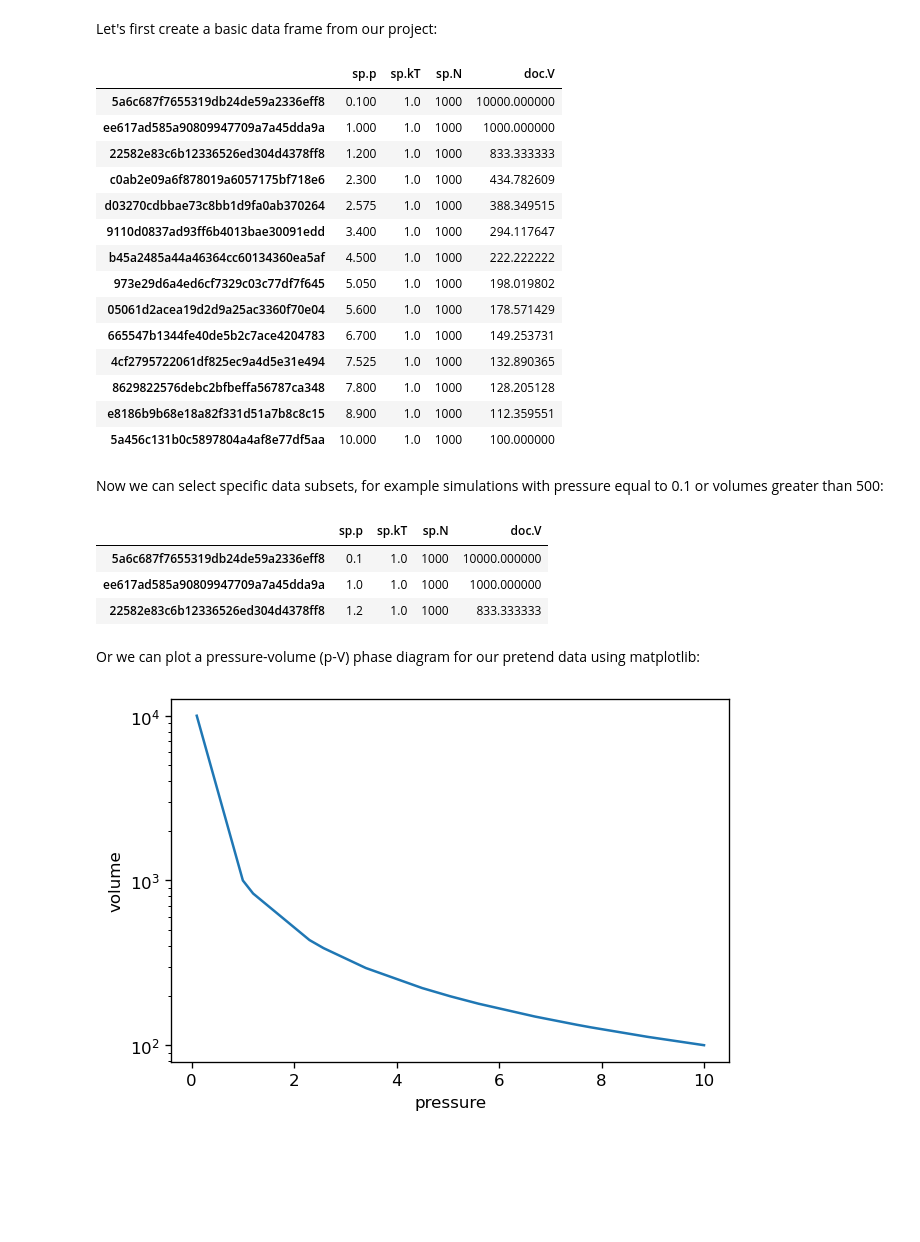
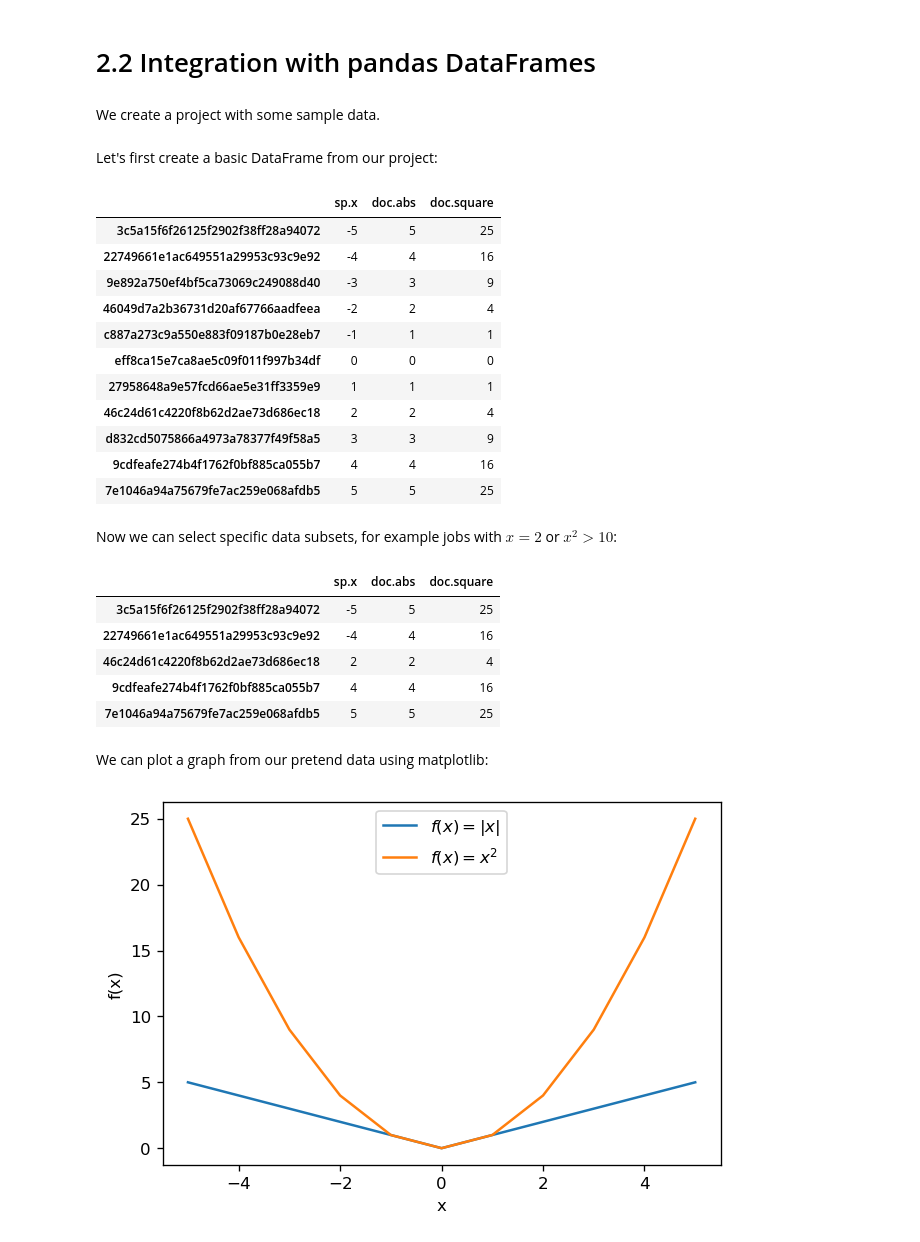
Before and after one commit to glotzerlab/signac-examples, a Jupyter notebook: notebooks/signac_202_Integration_with_pandas.ipynb, the cells around one changed output. Drawn from its saved outputs; the diff is of its cells as text; code cells hidden in the pictures; blank space fills up the shorter version.

```diff
--- a/notebooks/signac_202_Integration_with_pandas.ipynb
+++ b/notebooks/signac_202_Integration_with_pandas.ipynb
@@ -9,7 +1,13 @@ Please note: The following notebook requires you first run [signac_103_A_Basic_W
+# %% [markdown]
+# 2.2 Integration with pandas DataFrames
 # %%
+%matplotlib inline
 import matplotlib.pyplot as plt
 import pandas as pd
 import signac
 
-%matplotlib inline
-project = signac.get_project(root="projects/tutorial")
+project = signac.init_project(
+    name="DataFrame_Example", root="projects/dataframe-example"
+)
+# %% [markdown]
+We create a project with some sample data.
@@ -16,43 +24,41 @@ project = signac.get_project(root="projects/tutorial")
 # %% [markdown]
-Let's first create a basic data frame from our project:
+Let's first create a basic DataFrame from our project:
 # %%
 df = project.to_dataframe()
-df = df.sort_values("sp.p")
+df = df.sort_values("sp.x")
 df
 # %% [output]
-|  | sp.p | sp.kT | sp.N | doc.V |
-| 5a6c687f7655319db24de59a2336eff8 | 0.100 | 1.0 | 1000 | 10000.000000 |
-| ee617ad585a90809947709a7a45dda9a | 1.000 | 1.0 | 1000 | 1000.000000 |
-| 22582e83c6b12336526ed304d4378ff8 | 1.200 | 1.0 | 1000 | 833.333333 |
-| c0ab2e09a6f878019a6057175bf718e6 | 2.300 | 1.0 | 1000 | 434.782609 |
-| d03270cdbbae73c8bb1d9fa0ab370264 | 2.575 | 1.0 | 1000 | 388.349515 |
-| 9110d0837ad93ff6b4013bae30091edd | 3.400 | 1.0 | 1000 | 294.117647 |
-| b45a2485a44a46364cc60134360ea5af | 4.500 | 1.0 | 1000 | 222.222222 |
-| 973e29d6a4ed6cf7329c03c77df7f645 | 5.050 | 1.0 | 1000 | 198.019802 |
-| 05061d2acea19d2d9a25ac3360f70e04 | 5.600 | 1.0 | 1000 | 178.571429 |
-| 665547b1344fe40de5b2c7ace4204783 | 6.700 | 1.0 | 1000 | 149.253731 |
-| 4cf2795722061df825ec9a4d5e31e494 | 7.525 | 1.0 | 1000 | 132.890365 |
-| 8629822576debc2bfbeffa56787ca348 | 7.800 | 1.0 | 1000 | 128.205128 |
-| e8186b9b68e18a82f331d51a7b8c8c15 | 8.900 | 1.0 | 1000 | 112.359551 |
-| 5a456c131b0c5897804a4af8e77df5aa | 10.000 | 1.0 | 1000 | 100.000000 |
+|  | sp.x | doc.abs | doc.square |
+| 3c5a15f6f26125f2902f38ff28a94072 | -5 | 5 | 25 |
+| 22749661e1ac649551a29953c93c9e92 | -4 | 4 | 16 |
+| 9e892a750ef4bf5ca73069c249088d40 | -3 | 3 | 9 |
+| 46049d7a2b36731d20af67766aadfeea | -2 | 2 | 4 |
+| c887a273c9a550e883f09187b0e28eb7 | -1 | 1 | 1 |
+| eff8ca15e7ca8ae5c09f011f997b34df | 0 | 0 | 0 |
+| 27958648a9e57fcd66ae5e31ff3359e9 | 1 | 1 | 1 |
+| 46c24d61c4220f8b62d2ae73d686ec18 | 2 | 2 | 4 |
+| d832cd5075866a4973a78377f49f58a5 | 3 | 3 | 9 |
+| 9cdfeafe274b4f1762f0bf885ca055b7 | 4 | 4 | 16 |
+| 7e1046a94a75679fe7ac259e068afdb5 | 5 | 5 | 25 |
 # %% [markdown]
-Now we can select specific data subsets, for example simulations with pressure equal to 0.1 or volumes greater than 500:
+Now we can select specific data subsets, for example jobs with $x=2$ or $x^2 > 10$:
 # %%
-df[(df["sp.p"] == 0.1) | (df["doc.V"] > 500)]
+df[(df["sp.x"] == 2) | (df["doc.square"] > 10)]
 # %% [output]
-|  | sp.p | sp.kT | sp.N | doc.V |
-| 5a6c687f7655319db24de59a2336eff8 | 0.1 | 1.0 | 1000 | 10000.000000 |
-| ee617ad585a90809947709a7a45dda9a | 1.0 | 1.0 | 1000 | 1000.000000 |
-| 22582e83c6b12336526ed304d4378ff8 | 1.2 | 1.0 | 1000 | 833.333333 |
+|  | sp.x | doc.abs | doc.square |
+| 3c5a15f6f26125f2902f38ff28a94072 | -5 | 5 | 25 |
+| 22749661e1ac649551a29953c93c9e92 | -4 | 4 | 16 |
+| 46c24d61c4220f8b62d2ae73d686ec18 | 2 | 2 | 4 |
+| 9cdfeafe274b4f1762f0bf885ca055b7 | 4 | 4 | 16 |
+| 7e1046a94a75679fe7ac259e068afdb5 | 5 | 5 | 25 |
 # %% [markdown]
-Or we can plot a pressure-volume (p-V) phase diagram for our pretend data using matplotlib:
+We can plot a graph from our pretend data using matplotlib:
 # %%
 fig, ax = plt.subplots(dpi=120)
-df.plot("sp.p", "doc.V", ax=ax)
-ax.set_yscale("log")
-ax.set_xlabel("pressure")
-ax.set_ylabel("volume")
-ax.get_legend().remove()
+df.plot("sp.x", "doc.abs", ax=ax, label="$f(x)=|x|$")
+df.plot("sp.x", "doc.square", ax=ax, label="$f(x)=x^2$")
+ax.set_xlabel("x")
+ax.set_ylabel("f(x)")
 plt.show()
 # %% [output]
-[figure, old version]
+[figure, new version]
```
Also changed, not shown: parts of 2 cells of this notebook, 2 other files.
